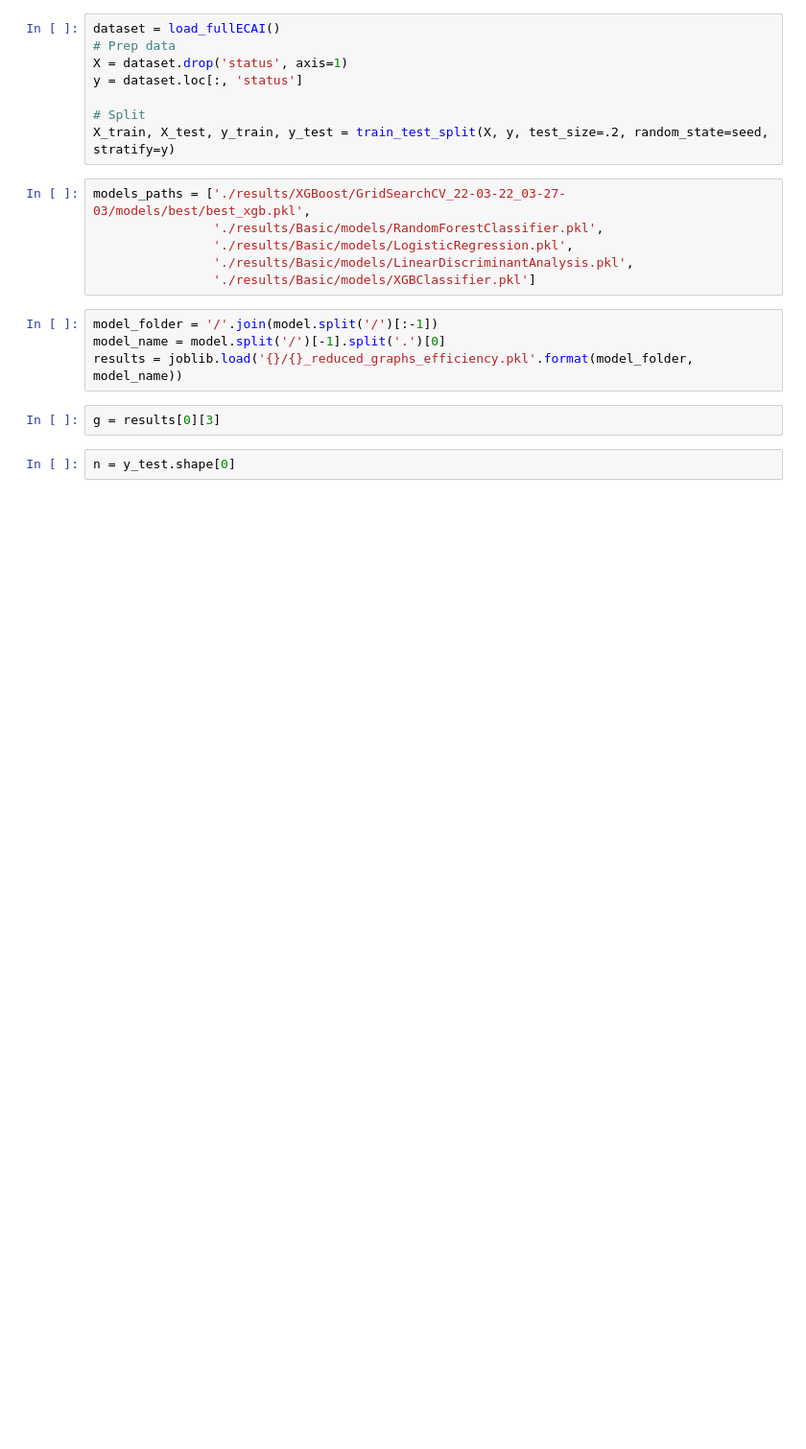
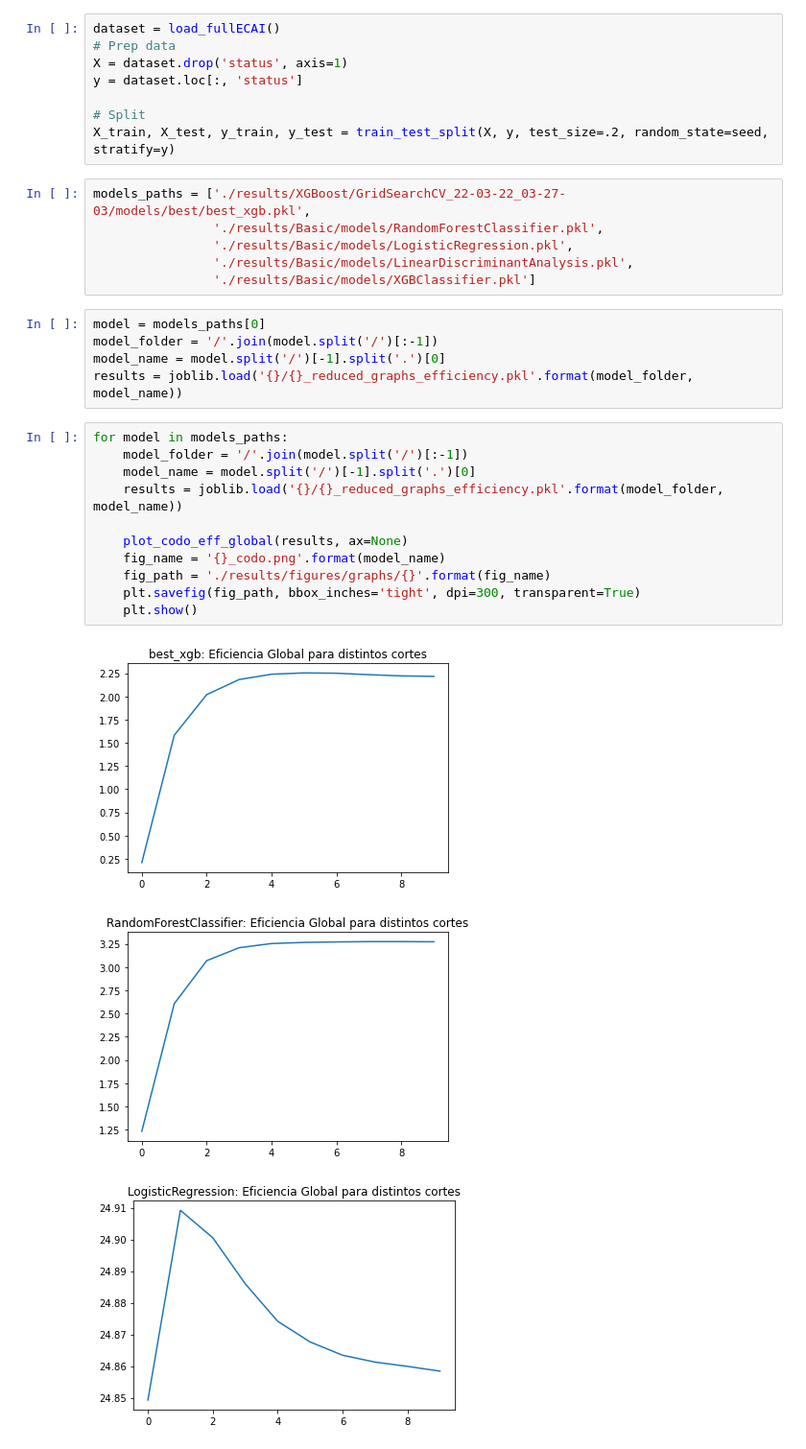
Before and after one commit to AzaelCC/Credit-Risk-Explainable-ML, a Jupyter notebook: src/GraphAnalysis_jobs/SummaryTable.ipynb, the cells around one changed output. Shown at 96% size. Cells and saved outputs as stored; diff of their text form; blank space fills up the shorter version.

```diff
--- a/src/GraphAnalysis_jobs/SummaryTable.ipynb
+++ b/src/GraphAnalysis_jobs/SummaryTable.ipynb
@@ -97,10 +137,22 @@ models_paths = ['./results/XGBoost/GridSearchCV_22-03-22_03-27-03/models/best/be
                 './results/Basic/models/LinearDiscriminantAnalysis.pkl',
                 './results/Basic/models/XGBClassifier.pkl']
 # %%
+model = models_paths[0]
 model_folder = '/'.join(model.split('/')[:-1])
 model_name = model.split('/')[-1].split('.')[0]
 results = joblib.load('{}/{}_reduced_graphs_efficiency.pkl'.format(model_folder, model_name))
-# %%
-g = results[0][3]
-# %%
-n = y_test.shape[0]
+# %%
+for model in models_paths:
+    model_folder = '/'.join(model.split('/')[:-1])
+    model_name = model.split('/')[-1].split('.')[0]
+    results = joblib.load('{}/{}_reduced_graphs_efficiency.pkl'.format(model_folder, model_name))
+
+    plot_codo_eff_global(results, ax=None)
+    fig_name = '{}_codo.png'.format(model_name)
+    fig_path = './results/figures/graphs/{}'.format(fig_name)
+    plt.savefig(fig_path, bbox_inches='tight', dpi=300, transparent=True)
+    plt.show()
+# %% [output]
+[figure, added]
+[figure, added]
+[figure, added]
```
Also changed, not shown: parts of 7 cells of this notebook.
